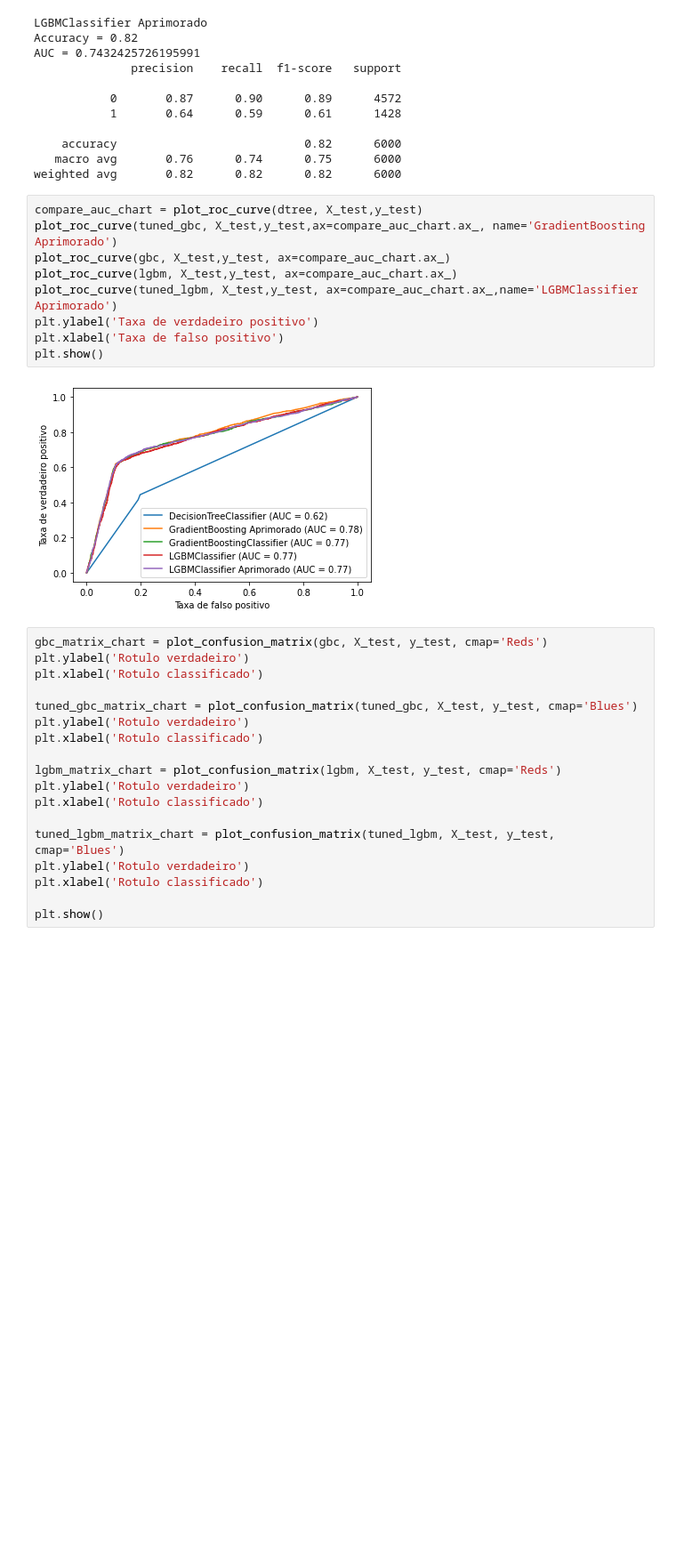
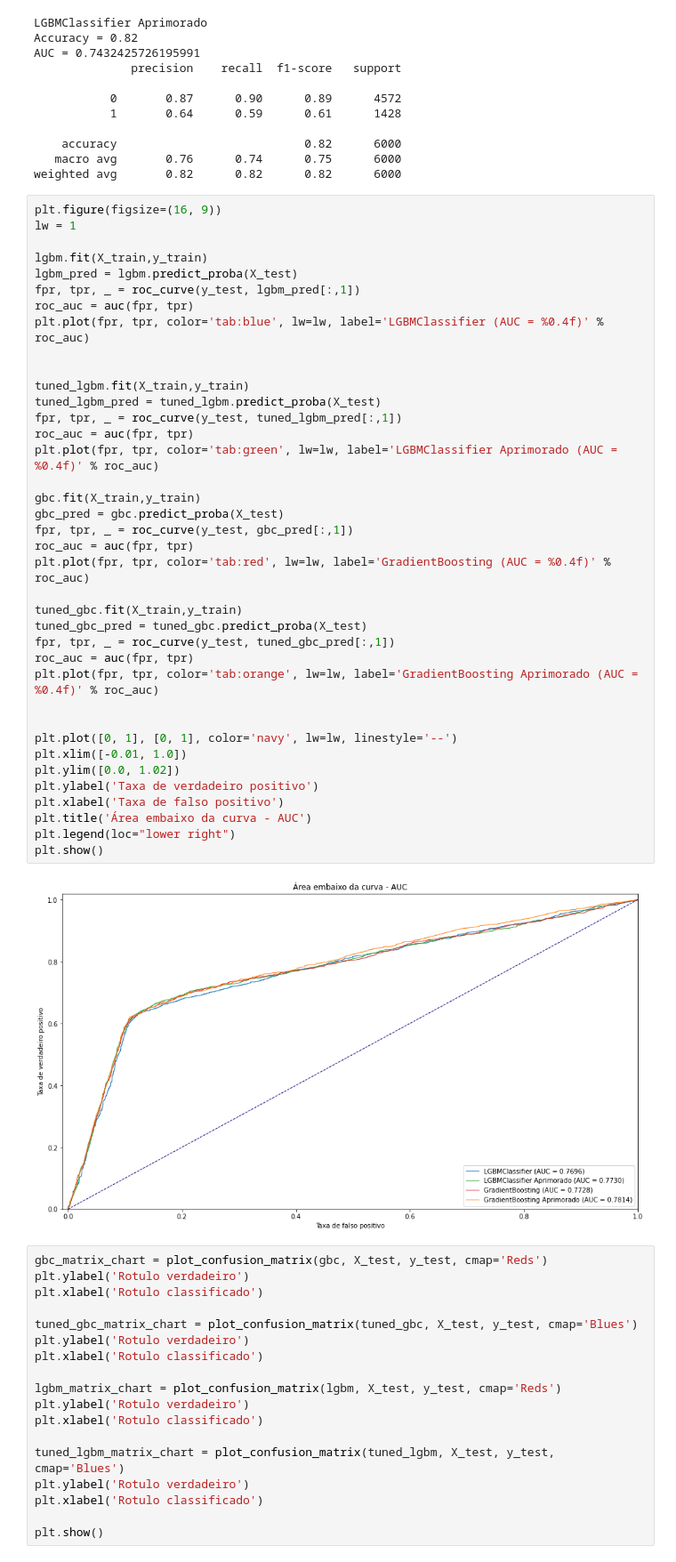
Before and after one commit to tmowes/projeto_I, a Jupyter notebook: projetoI.ipynb, the cells around one changed output. Shown at 89% size. Saved outputs shown, nothing was run; the diff lists cells and outputs as text; blank space fills up the shorter version.

```diff
--- a/projetoI.ipynb
+++ b/projetoI.ipynb
@@ -811,17 +817,46 @@ AUC = 0.7432425726195991
     accuracy                           0.82      6000
    macro avg       0.76      0.74      0.75      6000
 weighted avg       0.82      0.82      0.82      6000
-# %%
-compare_auc_chart = plot_roc_curve(dtree, X_test,y_test)
-plot_roc_curve(tuned_gbc, X_test,y_test,ax=compare_auc_chart.ax_, name='GradientBoosting Aprimorado')
-plot_roc_curve(gbc, X_test,y_test, ax=compare_auc_chart.ax_)
-plot_roc_curve(lgbm, X_test,y_test, ax=compare_auc_chart.ax_)
-plot_roc_curve(tuned_lgbm, X_test,y_test, ax=compare_auc_chart.ax_,name='LGBMClassifier Aprimorado')
-plt.ylabel('Taxa de verdadeiro positivo')
-plt.xlabel('Taxa de falso positivo')
-plt.show()
-# %% [output]
-[figure, removed]
+# %%
+plt.figure(figsize=(16, 9))
+lw = 1
+
+lgbm.fit(X_train,y_train)
+lgbm_pred = lgbm.predict_proba(X_test)
+fpr, tpr, _ = roc_curve(y_test, lgbm_pred[:,1])
+roc_auc = auc(fpr, tpr)
+plt.plot(fpr, tpr, color='tab:blue', lw=lw, label='LGBMClassifier (AUC = %0.4f)' % roc_auc)
+
+
+tuned_lgbm.fit(X_train,y_train)
+tuned_lgbm_pred = tuned_lgbm.predict_proba(X_test)
+fpr, tpr, _ = roc_curve(y_test, tuned_lgbm_pred[:,1])
+roc_auc = auc(fpr, tpr)
+plt.plot(fpr, tpr, color='tab:green', lw=lw, label='LGBMClassifier Aprimorado (AUC = %0.4f)' % roc_auc)
+
+gbc.fit(X_train,y_train)
+gbc_pred = gbc.predict_proba(X_test)
+fpr, tpr, _ = roc_curve(y_test, gbc_pred[:,1])
+roc_auc = auc(fpr, tpr)
+plt.plot(fpr, tpr, color='tab:red', lw=lw, label='GradientBoosting (AUC = %0.4f)' % roc_auc)
+
+tuned_gbc.fit(X_train,y_train)
+tuned_gbc_pred = tuned_gbc.predict_proba(X_test)
+fpr, tpr, _ = roc_curve(y_test, tuned_gbc_pred[:,1])
+roc_auc = auc(fpr, tpr)
+plt.plot(fpr, tpr, color='tab:orange', lw=lw, label='GradientBoosting Aprimorado (AUC = %0.4f)' % roc_auc)
+
+
+plt.plot([0, 1], [0, 1], color='navy', lw=lw, linestyle='--')
+plt.xlim([-0.01, 1.0])
+plt.ylim([0.0, 1.02])
+plt.ylabel('Taxa de verdadeiro positivo')
+plt.xlabel('Taxa de falso positivo')
+plt.title('Área embaixo da curva - AUC')
+plt.legend(loc="lower right")
+plt.show()
+# %% [output]
+[figure, added]
 # %%
 gbc_matrix_chart = plot_confusion_matrix(gbc, X_test, y_test, cmap='Reds')
 plt.ylabel('Rotulo verdadeiro')
```
Also changed, not shown: parts of 3 cells of this notebook.
